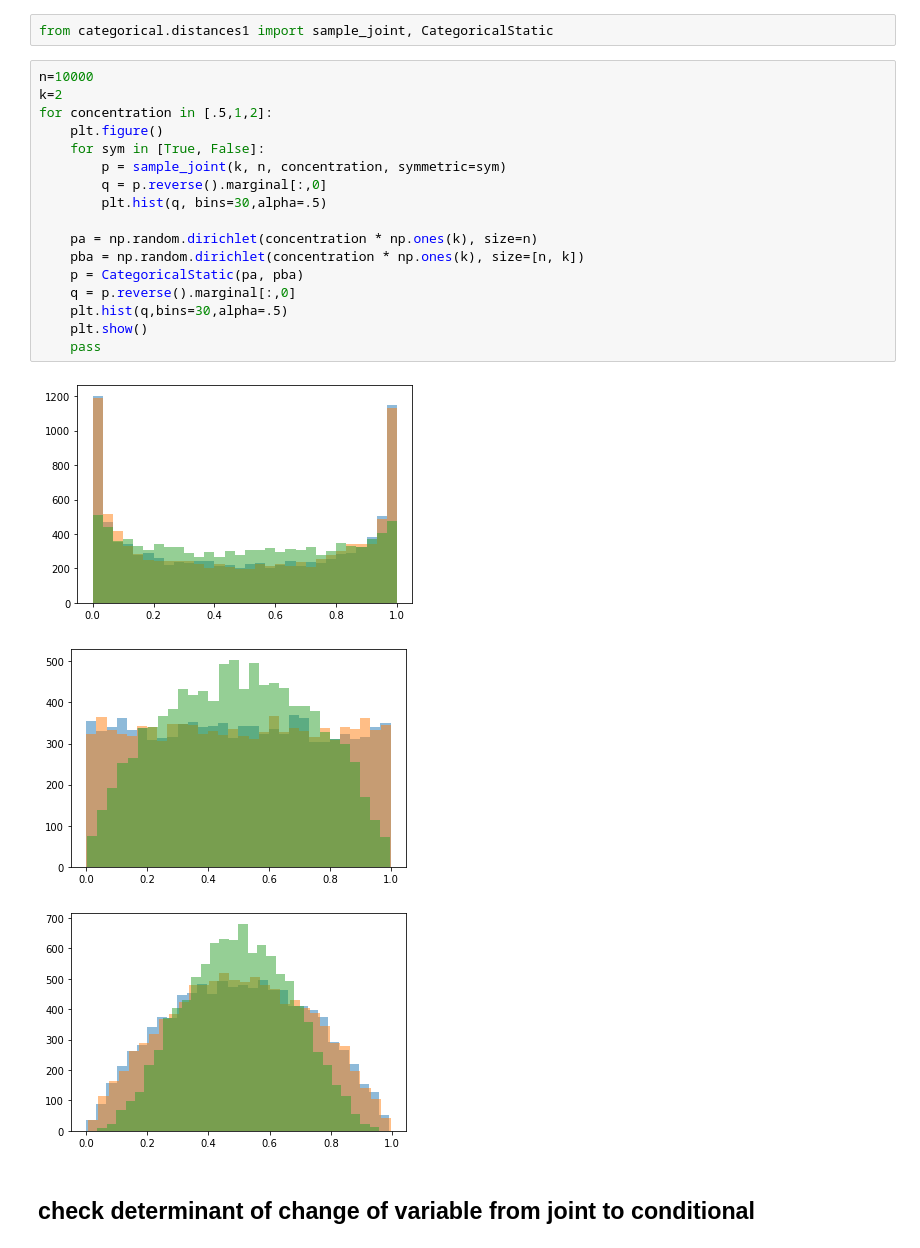
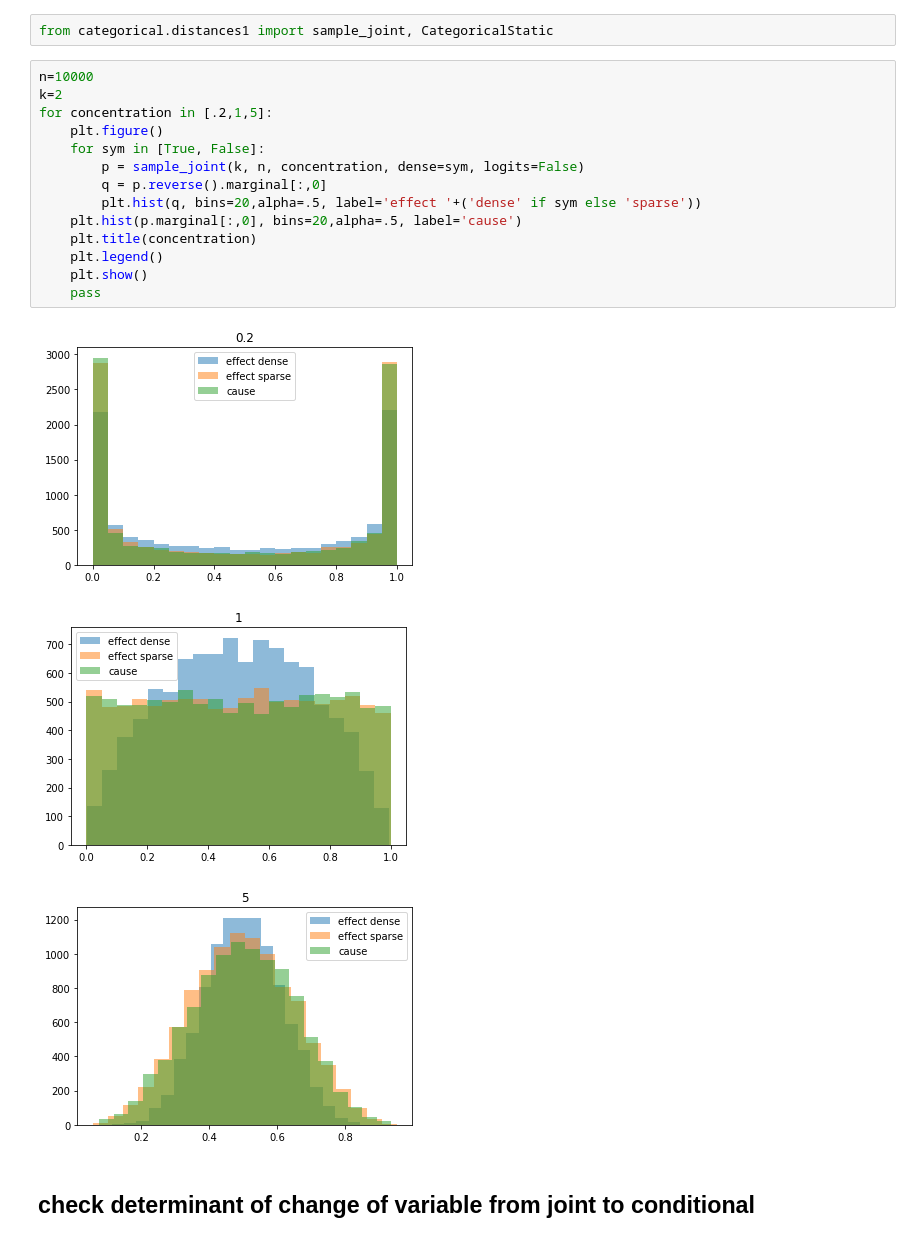
Before and after one commit to remilepriol/causal-adaptation-speed, a Jupyter notebook: 7_investigate_joint.ipynb, the cells around one changed output. Saved outputs shown, nothing was run; the diff lists cells and outputs as text.

```diff
--- a/7_investigate_joint.ipynb
+++ b/7_investigate_joint.ipynb
@@ -71,24 +71,21 @@ from categorical.distances1 import sample_joint, CategoricalStatic
 # %%
 n=10000
 k=2
-for concentration in [.5,1,2]:
+for concentration in [.2,1,5]:
     plt.figure()
     for sym in [True, False]:
-        p = sample_joint(k, n, concentration, symmetric=sym)
+        p = sample_joint(k, n, concentration, dense=sym, logits=False)
         q = p.reverse().marginal[:,0]
-        plt.hist(q, bins=30,alpha=.5)
-
-    pa = np.random.dirichlet(concentration * np.ones(k), size=n)
-    pba = np.random.dirichlet(concentration * np.ones(k), size=[n, k])
-    p = CategoricalStatic(pa, pba)
-    q = p.reverse().marginal[:,0]
-    plt.hist(q,bins=30,alpha=.5)
+        plt.hist(q, bins=20,alpha=.5, label='effect '+('dense' if sym else 'sparse'))
+    plt.hist(p.marginal[:,0], bins=20,alpha=.5, label='cause')
+    plt.title(concentration)
+    plt.legend()
     plt.show()
     pass
 # %% [output]
-[figure, old version]
+[figure, new version]
-[figure, old version]
+[figure, new version]
-[figure, old version]
+[figure, new version]
 # %% [markdown]
 ## check determinant of change of variable from joint to conditional
 # %%
```
Also changed, not shown: parts of 13 cells of this notebook.
